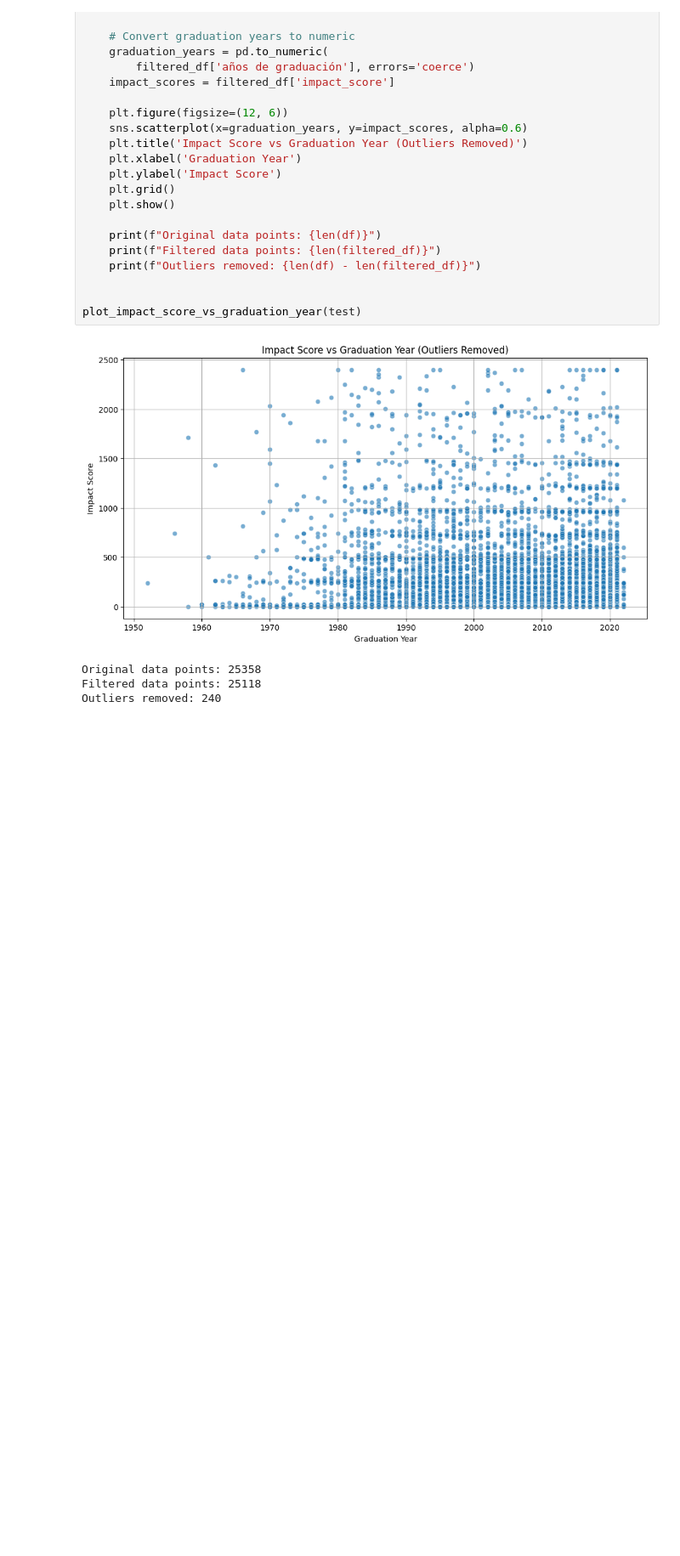
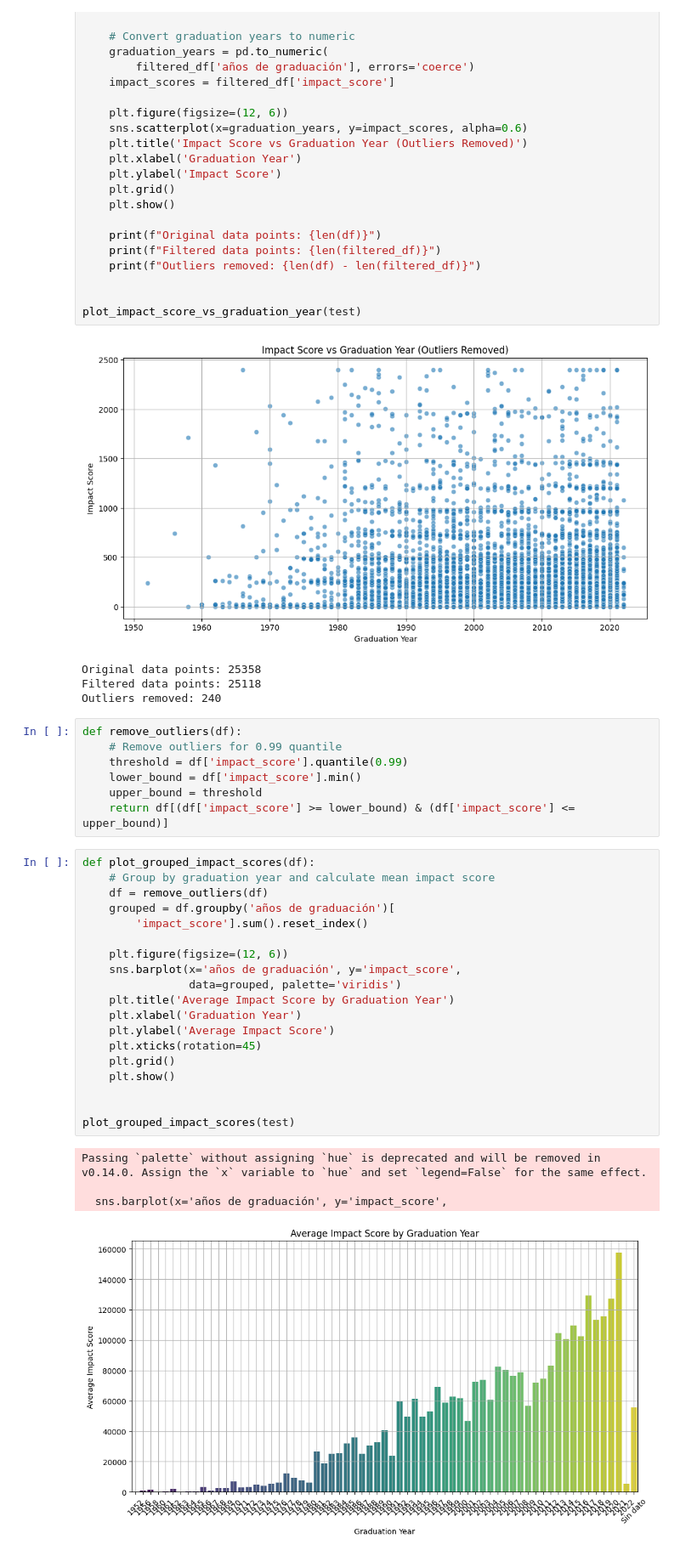
Before and after one commit to IvanRomero03/qs80tec-prediction, a Jupyter notebook: Test2.ipynb, the cells around one changed output. Shown at 85% size. Drawn from its saved outputs; the diff is of its cells as text; blank space fills up the shorter version.

```diff
--- a/Test2.ipynb
+++ b/Test2.ipynb
@@ -227,3 +227,34 @@ plot_impact_score_vs_graduation_year(test)
 Original data points: 25358
 Filtered data points: 25118
 Outliers removed: 240
+# %%
+def remove_outliers(df):
+    # Remove outliers for 0.99 quantile
+    threshold = df['impact_score'].quantile(0.99)
+    lower_bound = df['impact_score'].min()
+    upper_bound = threshold
+    return df[(df['impact_score'] >= lower_bound) & (df['impact_score'] <= upper_bound)]
+# %%
+def plot_grouped_impact_scores(df):
+    # Group by graduation year and calculate mean impact score
+    df = remove_outliers(df)
+    grouped = df.groupby('años de graduación')[
+        'impact_score'].sum().reset_index()
+
+    plt.figure(figsize=(12, 6))
+    sns.barplot(x='años de graduación', y='impact_score',
+                data=grouped, palette='viridis')
+    plt.title('Average Impact Score by Graduation Year')
+    plt.xlabel('Graduation Year')
+    plt.ylabel('Average Impact Score')
+    plt.xticks(rotation=45)
+    plt.grid()
+    plt.show()
+
+
+plot_grouped_impact_scores(test)
+# %% [output]
+Passing `palette` without assigning `hue` is deprecated and will be removed in v0.14.0. Assign the `x` variable to `hue` and set `legend=False` for the same effect.
+
+  sns.barplot(x='años de graduación', y='impact_score',
+[figure, added]
```
